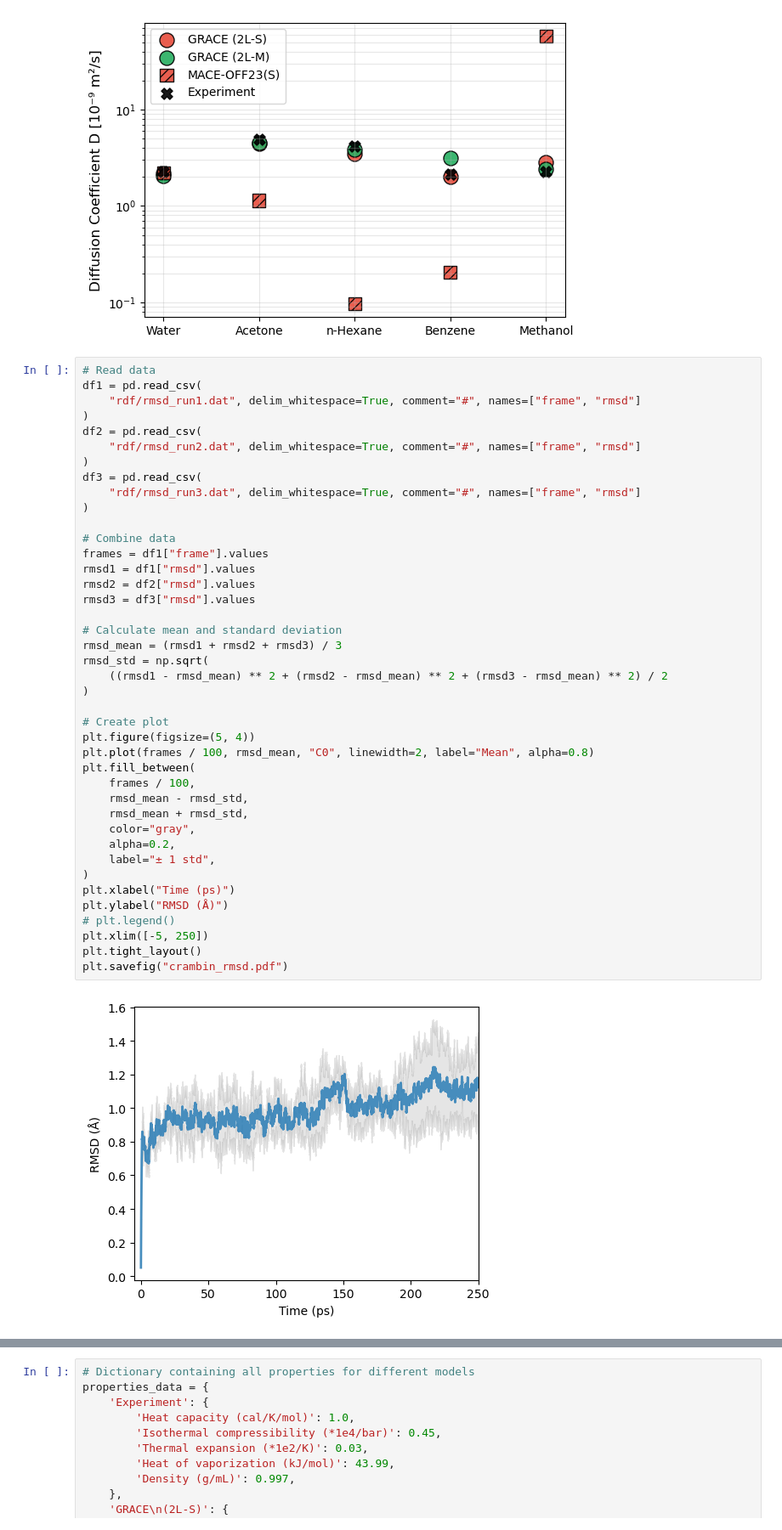
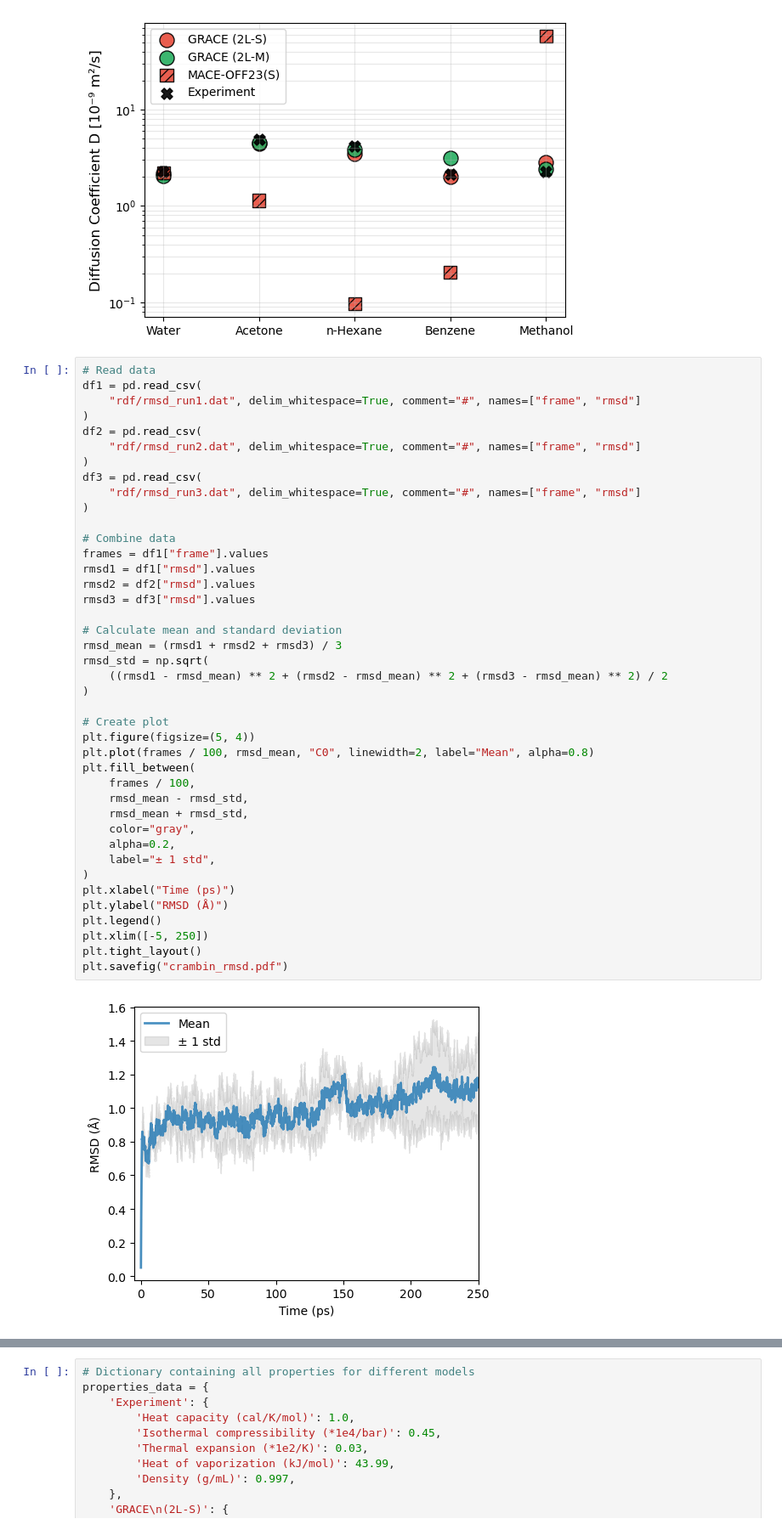
Before and after one commit to heid-lab/grace-off, a Jupyter notebook: analysis/final_plots.ipynb, the cells around one changed output, grey strips where cells are left out. Shown at 85% size. Drawn from its saved outputs; the diff is of its cells as text.

```diff
--- a/analysis/final_plots.ipynb
+++ b/analysis/final_plots.ipynb
@@ -556,35 +568,35 @@ df3 = pd.read_csv(
 
 # Combine data
 frames = df1["frame"].values
 rmsd1 = df1["rmsd"].values
 rmsd2 = df2["rmsd"].values
 rmsd3 = df3["rmsd"].values
 
 # Calculate mean and standard deviation
 rmsd_mean = (rmsd1 + rmsd2 + rmsd3) / 3
 rmsd_std = np.sqrt(
     ((rmsd1 - rmsd_mean) ** 2 + (rmsd2 - rmsd_mean) ** 2 + (rmsd3 - rmsd_mean) ** 2) / 2
 )
 
 # Create plot
 plt.figure(figsize=(5, 4))
 plt.plot(frames / 100, rmsd_mean, "C0", linewidth=2, label="Mean", alpha=0.8)
 plt.fill_between(
     frames / 100,
     rmsd_mean - rmsd_std,
     rmsd_mean + rmsd_std,
     color="gray",
     alpha=0.2,
     label="± 1 std",
 )
 plt.xlabel("Time (ps)")
 plt.ylabel("RMSD (Å)")
-# plt.legend()
+plt.legend()
 plt.xlim([-5, 250])
 plt.tight_layout()
 plt.savefig("crambin_rmsd.pdf")
 # %% [output]
-[figure, old version]
+[figure, new version]
 # %%
 # --- Read the CSV ---
 mean_data = pd.read_csv("temp_density/all_density_means.csv")
```
Also changed, not shown: parts of 5 cells of this notebook, 1 other file.
